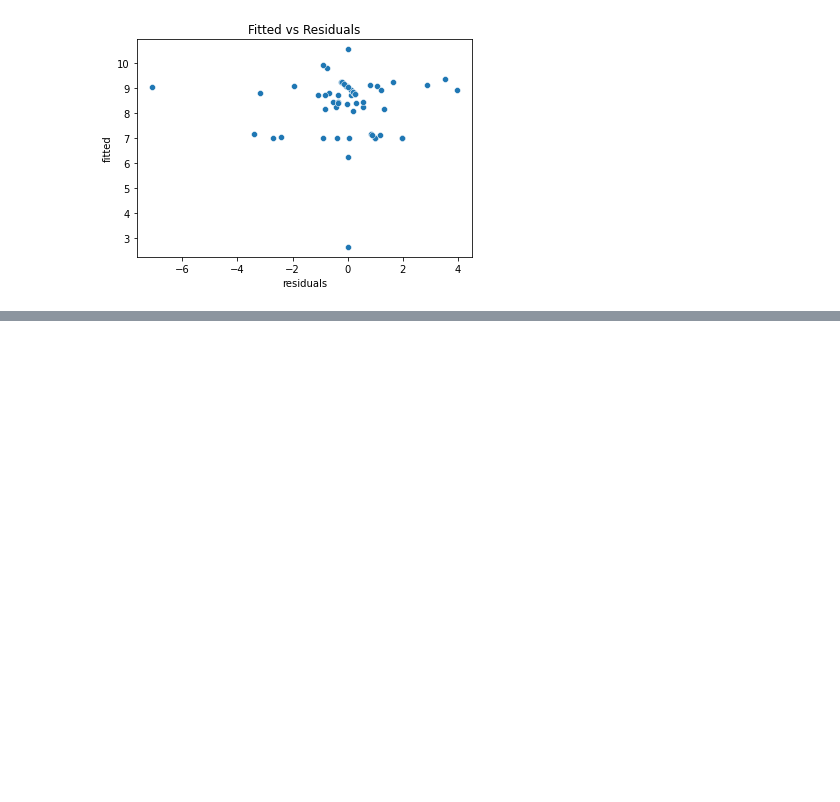
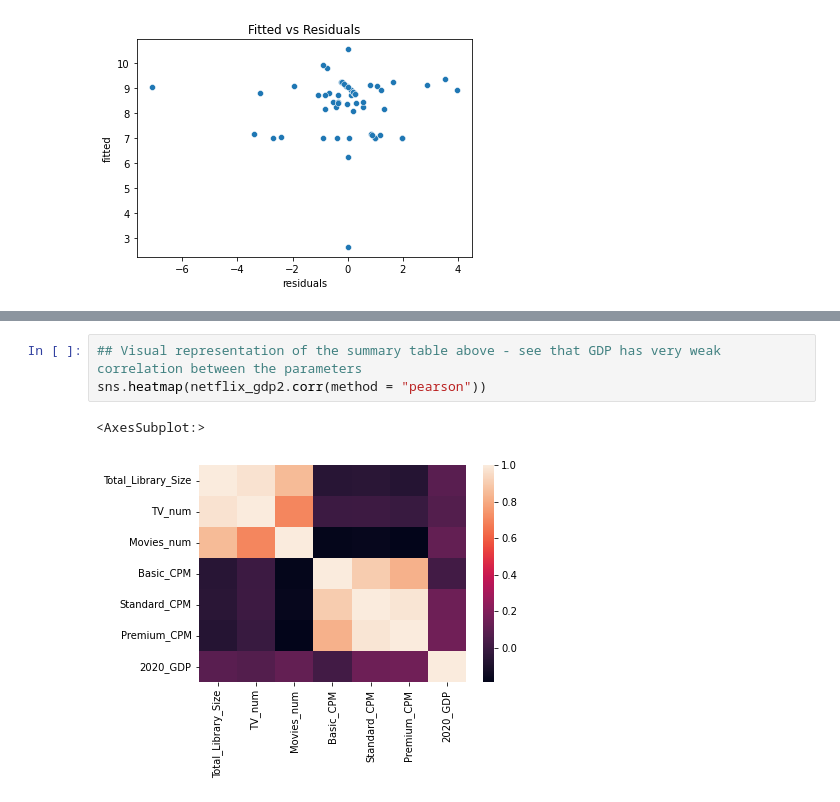
Before and after one commit to cdearman426/DS-Netflix-Project, a Jupyter notebook: gdp_data_cleaning_v1.ipynb, the cells around one changed output, grey strips where cells are left out. Drawn from its saved outputs; the diff is of its cells as text; blank space fills up the shorter version.

```diff
--- a/gdp_data_cleaning_v1.ipynb
+++ b/gdp_data_cleaning_v1.ipynb
@@ -207,0 +263,6 @@ Text(0, 0.5, 'fitted')
+# %%
+## Visual representation of the summary table above - see that GDP has very weak correlation between the parameters
+sns.heatmap(netflix_gdp2.corr(method = "pearson"))
+# %% [output]
+<AxesSubplot:>
+[figure, added]
```
Also changed, not shown: parts of 19 cells of this notebook.
